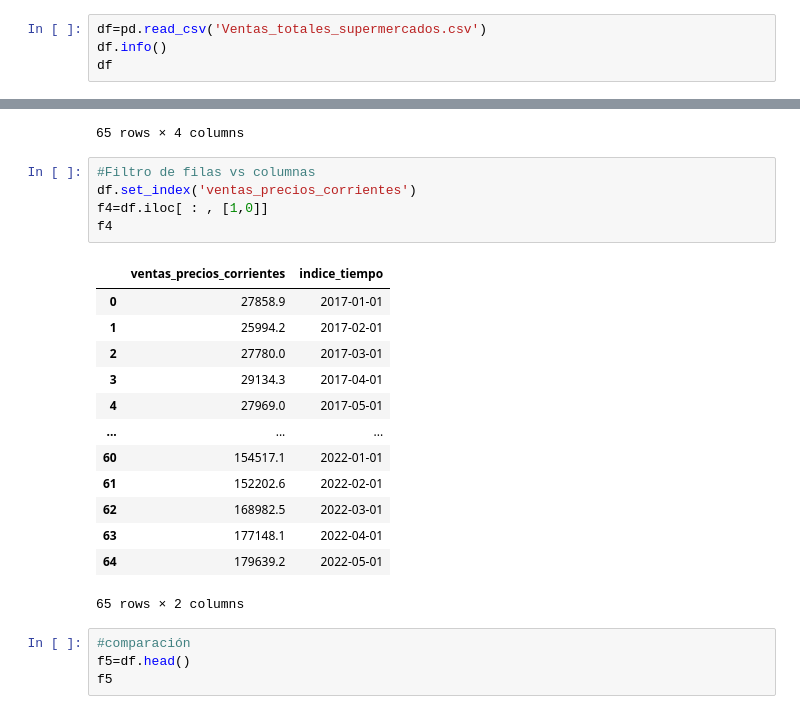
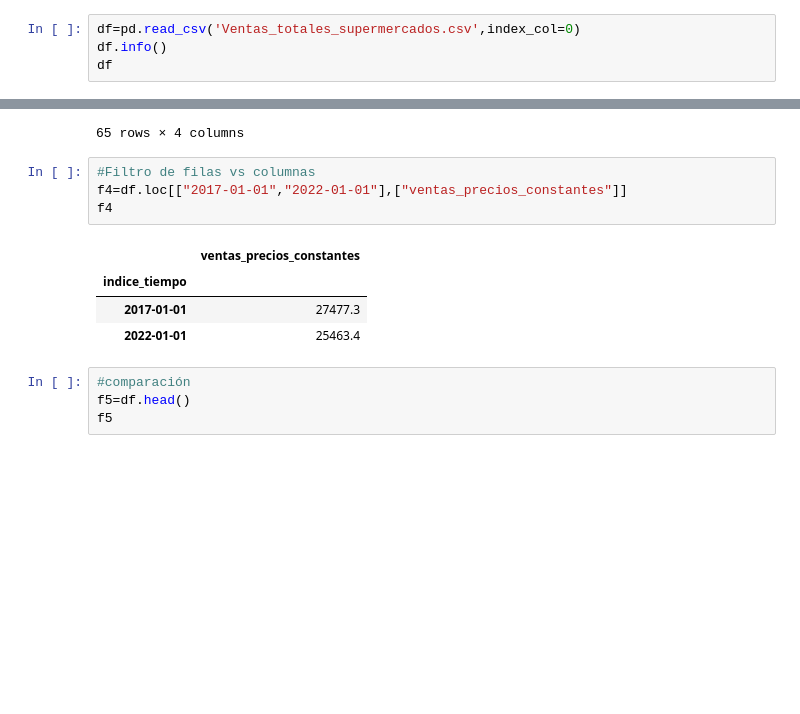
Before and after one commit to rodrigoruizteodoro/Reto_1, a Jupyter notebook: Extracción de datos.ipynb, the cells around one changed output, grey strips where cells are left out. Cells and saved outputs as stored; diff of their text form; blank space fills up the shorter version.

```diff
--- a/Extracción de datos.ipynb
+++ b/Extracción de datos.ipynb
@@ -6,6 +6,6 @@
 import pandas as pd
 import io
 # %%
-df=pd.read_csv('Ventas_totales_supermercados.csv')
+df=pd.read_csv('Ventas_totales_supermercados.csv',index_col=0)
 df.info()
 df
@@ -56,23 +88,13 @@ f3
 65 rows × 4 columns
 # %%
 #Filtro de filas vs columnas
-df.set_index('ventas_precios_corrientes')
-f4=df.iloc[ : , [1,0]]
+f4=df.loc[["2017-01-01","2022-01-01"],["ventas_precios_constantes"]]
 f4
 # %% [output]
-|  | ventas_precios_corrientes | indice_tiempo |
-| 0 | 27858.9 | 2017-01-01 |
-| 1 | 25994.2 | 2017-02-01 |
-| 2 | 27780.0 | 2017-03-01 |
-| 3 | 29134.3 | 2017-04-01 |
-| 4 | 27969.0 | 2017-05-01 |
-| ... | ... | ... |
-| 60 | 154517.1 | 2022-01-01 |
-| 61 | 152202.6 | 2022-02-01 |
-| 62 | 168982.5 | 2022-03-01 |
-| 63 | 177148.1 | 2022-04-01 |
-| 64 | 179639.2 | 2022-05-01 |
+|  | ventas_precios_constantes |
+| indice_tiempo |  |
+| 2017-01-01 | 27477.3 |
+| 2022-01-01 | 25463.4 |
-65 rows × 2 columns
 # %%
 #comparación
 f5=df.head()
```
Also changed, not shown: parts of 1 cell of this notebook.
